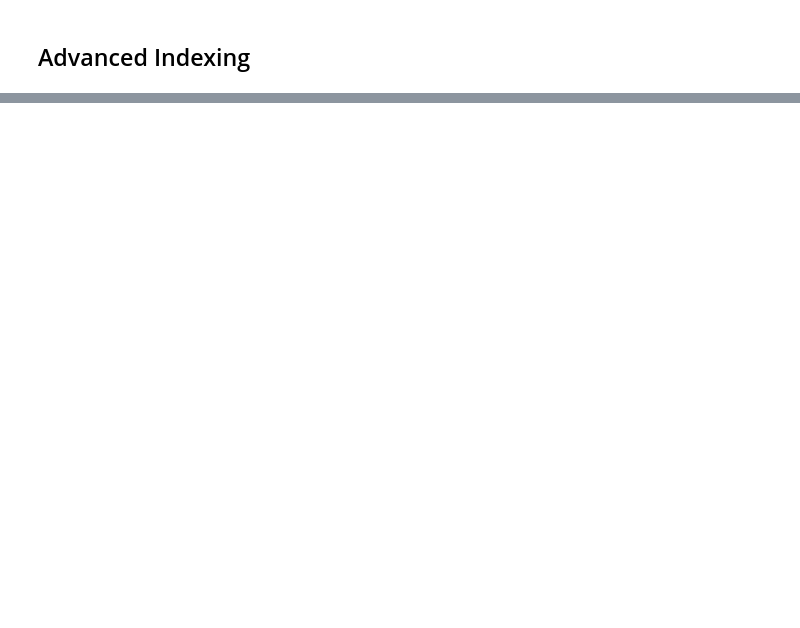
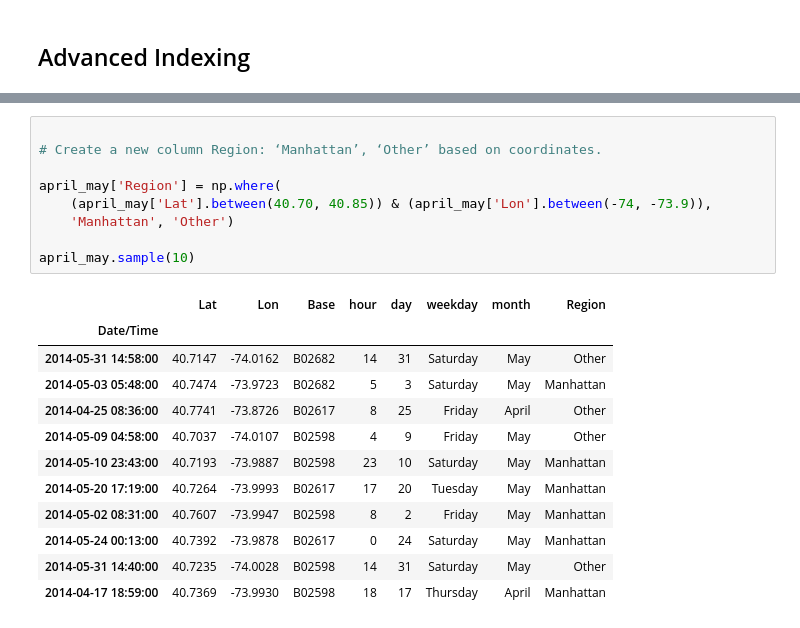
Before and after one commit to Ambily313/Uber-NYC-Trip-Analysis, a Jupyter notebook: ubernyc.ipynb, the cells around one changed output, grey strips where cells are left out. Saved outputs shown, nothing was run; the diff lists cells and outputs as text; blank space fills up the shorter version.

```diff
--- a/ubernyc.ipynb
+++ b/ubernyc.ipynb
@@ -262,0 +430,22 @@ dtype: int64
+# %%
+
+# Create a new column Region: ‘Manhattan’, ‘Other’ based on coordinates.
+
+april_may['Region'] = np.where(
+    (april_may['Lat'].between(40.70, 40.85)) & (april_may['Lon'].between(-74, -73.9)),
+    'Manhattan', 'Other')
+
+april_may.sample(10)
+# %% [output]
+|  | Lat | Lon | Base | hour | day | weekday | month | Region |
+| Date/Time |  |  |  |  |  |  |  |  |
+| 2014-05-31 14:58:00 | 40.7147 | -74.0162 | B02682 | 14 | 31 | Saturday | May | Other |
+| 2014-05-03 05:48:00 | 40.7474 | -73.9723 | B02682 | 5 | 3 | Saturday | May | Manhattan |
+| 2014-04-25 08:36:00 | 40.7741 | -73.8726 | B02617 | 8 | 25 | Friday | April | Other |
+| 2014-05-09 04:58:00 | 40.7037 | -74.0107 | B02598 | 4 | 9 | Friday | May | Other |
+| 2014-05-10 23:43:00 | 40.7193 | -73.9887 | B02598 | 23 | 10 | Saturday | May | Manhattan |
+| 2014-05-20 17:19:00 | 40.7264 | -73.9993 | B02617 | 17 | 20 | Tuesday | May | Manhattan |
+| 2014-05-02 08:31:00 | 40.7607 | -73.9947 | B02598 | 8 | 2 | Friday | May | Manhattan |
+| 2014-05-24 00:13:00 | 40.7392 | -73.9878 | B02617 | 0 | 24 | Saturday | May | Manhattan |
+| 2014-05-31 14:40:00 | 40.7235 | -74.0028 | B02598 | 14 | 31 | Saturday | May | Other |
+| 2014-04-17 18:59:00 | 40.7369 | -73.9930 | B02598 | 18 | 17 | Thursday | April | Manhattan |
```
Also changed, not shown: parts of 18 cells of this notebook.
